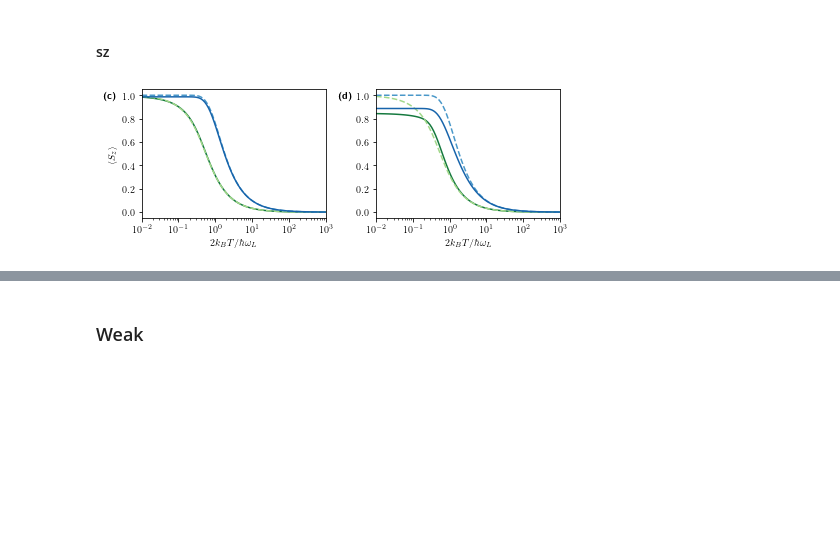
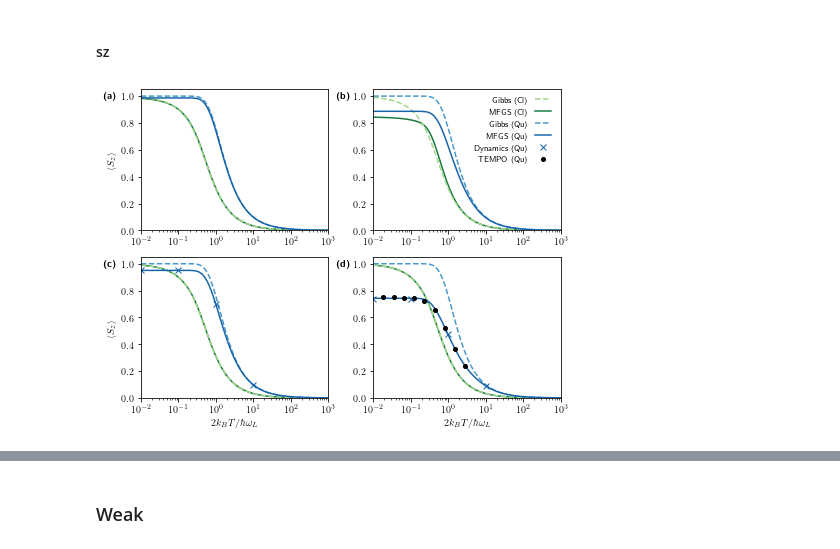
Before and after one commit to quantum-exeter/QuantumSpinDynamics, a Jupyter notebook: plot/plotStatics.ipynb, the cells around one changed output, grey strips where cells are left out. Drawn from its saved outputs; the diff is of its cells as text; code cells hidden in the pictures; blank space fills up the shorter version.

Commit message:
File neatened up, sz vs. T plots for 1D and 3D combined.

```diff
--- a/plot/plotStatics.ipynb
+++ b/plot/plotStatics.ipynb
@@ -13,7 +14,7 @@ matplotlib.rcParams['legend.fontsize'] = 8
 # %% [markdown]
 ### Poster Plots ###
 # %%
-dataG = np.array(pd.read_csv(r'C://Users//crh222//Data//RC//Quantum//Statics//Gibbs.csv'))
+dataG_qu = np.array(pd.read_csv(r'C://Users//crh222//Data//RC//Quantum//Statics//Gibbs.csv'))
 
 data1D_x = np.array(pd.read_csv(r'C://Users//crh222//Data//RC//Quantum//Statics//MFGS_1D_x_prma_100.csv'))
 data1D_z = np.array(pd.read_csv(r'C://Users//crh222//Data//RC//Quantum//Statics//MFGS_1D_z_prma_100.csv'))
@@ -185,52 +143,91 @@ plt.savefig("C://Users//crh222//Dropbox//PhD//1. RC Mapping//Graphs//Paper//sx_T
 # %% [markdown]
 #### sz ####
 # %%
-fig, ax = plt.subplots(1, 2, figsize=(6.7, 2.5))  #size in inches
+fig, ax = plt.subplots(2, 2, figsize=(6.7, 5))  #size in inches
 
 bcmap = plt.get_cmap('Blues')
 ocmap = plt.get_cmap('YlGn')
 
-ax[0].set_ylabel("$\langle S_z \\rangle$")
+ax[1, 0].set_xlabel("$2k_B T/\hbar\omega_L$")
+ax[1, 1].set_xlabel("$2k_B T/\hbar\omega_L$")
+ax[0, 0].set_ylabel("$\langle S_z \\rangle$")
+ax[1, 0].set_ylabel("$\langle S_z \\rangle$")
 
-for n in [0, 1]:
-    ax[n].set_xlabel("$2k_B T/\hbar\omega_L$")
-    ax[n].set_xlim(1.0e-2, 1.0e3)
+for i in [0, 1]:
+    for j in [0, 1]:
+        ax[i, j].set_xlim(1.0e-2, 1.0e3)
+        ax[i, j].set_ylim(0.0, 1.05)
 
-##### Data ######
+##### Data 1D ######
+
+#### prmb ####
+
+## Classical ##
+ax[0, 0].semilogx(dataG_qu[:,0], ((1/np.tanh(1/dataG_qu[:,0]) - (dataG_qu[:,0]))), color=ocmap(0.4), linestyle='--', label='Gibbs (Cl)', zorder=1) # Gibbs
+ax[0, 0].semilogx(data1D_pi4_prmb_cl[:,0], data1D_pi4_prmb_cl[:,3], color=ocmap(0.8), linestyle='-', label='MFGS (Cl)', zorder=0) # MFGS
+
+## Quantum ##
+ax[0, 0].semilogx(dataG_qu[:,0], dataG_qu[:,3], color=bcmap(0.6), linestyle='--', label='Gibbs (Qu)') # Gibbs
+ax[0, 0].semilogx(data1D_pi4_prmb[:,0], data1D_pi4_prmb[:,3], color=bcmap(0.8), label='MFGS (Qu)') # MFGS
+# ax[0].plot(0.01, 0.95, color=bcmap(0.8), marker='x', linestyle='None', label='Dynamics (Qu)') # Dynamics
+# ax[0].plot(0.1, 0.95, color=bcmap(0.8), marker='x', linestyle='None')
+# ax[0].plot(1, 0.70, color=bcmap(0.8), marker='x', linestyle='None')
+# ax[0].plot(10, 0.10, color=bcmap(0.8), marker='x', linestyle='None')
 
 #### prma ####
 
+## Classical ##
+ax[0, 1].semilogx(dataG_qu[:,0], ((1/np.tanh(1/dataG_qu[:,0]) - (dataG_qu[:,0]))), color=ocmap(0.4), linestyle='--', zorder=1) # Gibbs
+ax[0, 1].semilogx(data1D_pi4_prma_cl[:,0], data1D_pi4_prma_cl[:,3], color=ocmap(0.8), linestyle='-', zorder=0) # MFGS
+
 ## Quantum ##
-ax[1].semilogx(dataG[:,0], dataG[:,3], color=bcmap(0.6), linestyle="--", label="Gibbs (Qu)") # Gibbs
-ax[1].semilogx(data1D_pi4_prma[:,0], data1D_pi4_prma[:,3], color=bcmap(0.8), label="MFGS (Qu)") # MFGS
-# ax[1].plot(0.01, 0.74, color=bcmap(0.8), marker='x', linestyle='None', label="Dynamics (Qu)") # Dynamics
+ax[0, 1].semilogx(dataG_qu[:,0], dataG_qu[:,3], color=bcmap(0.6), linestyle='--') # Gibbs
+ax[0, 1].semilogx(data1D_pi4_prma[:,0], data1D_pi4_prma[:,3], color=bcmap(0.8)) # MFGS
+# ax[1].plot(0.01, 0.74, color=bcmap(0.8), marker='x', linestyle='None', label='Dynamics (Qu)') # Dynamics
 # ax[1].plot(0.1, 0.74, color=bcmap(0.8), marker='x') # Dynamics
 # ax[1].plot(1, 0.48, color=bcmap(0.8), marker='x') # Dynamics
 # ax[1].plot(10, 0.09, color=bcmap(0.8), marker='x') # Dynamics
 
-## Classical ##
-ax[1].semilogx(dataG[:,0], ((1/np.tanh(1/dataG[:,0]) - (dataG[:,0]))), color=ocmap(0.4), linestyle="--", label="Gibbs (Cl)", zorder=1) # Gibbs
-ax[1].semilogx(data1D_pi4_prma_cl[:,0], data1D_pi4_prma_cl[:,3], color=ocmap(0.8), linestyle='-', label="MFGS (Cl)", zorder=0) # MFGS
+##### Data 3D ######
 
-# #### prmb ####
-
-# ## Quantum ##
-ax[0].semilogx(dataG[:,0], dataG[:,3], color=bcmap(0.6), linestyle="--", label="Gibbs (Qu)") # Gibbs
-ax[0].semilogx(data1D_pi4_prmb[:,0], data1D_pi4_prmb[:,3], color=bcmap(0.8), label="MFGS (Qu)") # MFGS
-# ax[0].plot(0.01, 0.95, color=bcmap(0.8), marker='x', linestyle='None', label="Dynamics (Qu)") # Dynamics
-# ax[0].plot(0.1, 0.95, color=bcmap(0.8), marker='x', linestyle='None')
-# ax[0].plot(1, 0.70, color=bcmap(0.8), marker='x', linestyle='None')
-# ax[0].plot(10, 0.10, color=bcmap(0.8), marker='x', linestyle='None')
+#### prmb ####
 
 ## Classical ##
-ax[0].semilogx(dataG[:,0], ((1/np.tanh(1/dataG[:,0]) - (dataG[:,0]))), color=ocmap(0.4), linestyle="--", label="Gibbs (Cl)", zorder=1) # Gibbs
-ax[0].semilogx(data1D_pi4_prmb_cl[:,0], data1D_pi4_prmb_cl[:,3], color=ocmap(0.8), linestyle='-', label="MFGS (Cl)", zorder=0) # MFGS
+ax[1, 0].semilogx(dataG_qu[:,0], ((1/np.tanh(1/dataG_qu[:,0]) - (dataG_qu[:,0]))), color=ocmap(0.4), linestyle="--", zorder=1) # Gibbs
+ax[1, 0].semilogx(data3D_prmb_cl[:,0], data3D_prmb_cl[:,3], color=ocmap(0.8), linestyle='-', zorder=0) # MFGS
 
-ax[0].text(0.9e-3, 0.97, '\\textbf{(c)}')
-ax[1].text(0.9e-3, 0.97, '\\textbf{(d)}')
+## Quantum ##
+ax[1, 0].semilogx(dataG_qu[:,0], dataG_qu[:,3], color=bcmap(0.6), linestyle="--") # Gibbs
+ax[1, 0].semilogx(data3D_prmb[:,0], data3D_prmb[:,3], color=bcmap(0.8)) # MFGS
+ax[1, 0].plot(0.01, 0.95, color=bcmap(0.8), marker='x', linestyle='None', label="Dynamics (Qu)") # Dynamics
+ax[1, 0].plot(0.1, 0.95, color=bcmap(0.8), marker='x', linestyle='None')
+ax[1, 0].plot(1, 0.70, color=bcmap(0.8), marker='x', linestyle='None')
+ax[1, 0].plot(10, 0.10, color=bcmap(0.8), marker='x', linestyle='None')
 
-fig.tight_layout(w_pad=0.8)
+#### prma ####
 
-plt.savefig("C://Users//crh222//Dropbox//PhD//1. 3D Project//Graphs//Paper//sz_T_1D_pi4.pdf", dpi=300)
+## Classical ##
+ax[1, 1].semilogx(dataG_qu[:,0], ((1/np.tanh(1/dataG_qu[:,0]) - (dataG_qu[:,0]))), color=ocmap(0.4), linestyle="--", zorder=1) # Gibbs
+ax[1, 1].semilogx(data3D_prma_cl[:,0], data3D_prma_cl[:,3], color=ocmap(0.8), linestyle='-', zorder=0) # MFGS
+
+## Quantum ##
+ax[1, 1].semilogx(dataG_qu[:,0], dataG_qu[:,3], color=bcmap(0.6), linestyle="--") # Gibbs
+ax[1, 1].semilogx(data3D_prma[:,0], data3D_prma[:,3], color=bcmap(0.8)) # MFGS
+ax[1, 1].plot(0.01, 0.74, color=bcmap(0.8), marker='x', linestyle='None') # Dynamics
+ax[1, 1].plot(0.1, 0.74, color=bcmap(0.8), marker='x') # Dynamics
+ax[1, 1].plot(1, 0.48, color=bcmap(0.8), marker='x') # Dynamics
+ax[1, 1].plot(10, 0.09, color=bcmap(0.8), marker='x') # Dynamics
+ax[1, 1].semilogx(data3D_prma_tempo[:,0], data3D_prma_tempo[:,1], 'ko', markersize=4, linestyle='', label="TEMPO (Qu)") # TEMPO
+
+ax[0, 0].text(0.99e-3, 0.977, '\\textbf{(a)}')
+ax[0, 1].text(0.99e-3, 0.977, '\\textbf{(b)}')
+ax[1, 0].text(0.99e-3, 0.977, '\\textbf{(c)}')
+ax[1, 1].text(0.99e-3, 0.977, '\\textbf{(d)}')
+
+fig.legend(ncol=1, loc=(0.783, 0.76), frameon=False, markerfirst=False)
+fig.tight_layout(w_pad = 0.4)
+
+plt.savefig('/Users/charliehogg/Dropbox/PhD/1. 3D Project/Graphs/Paper/sz_T.pdf', dpi=300) # Export for Mac
+# plt.savefig('C://Users//crh222//Dropbox//PhD//1. 3D Project//Graphs//Paper//sz_T_1D_pi4.pdf', dpi=300) # Export for Windows
 # %% [output]
-[figure, old version]
+[figure, new version]
```
Also changed, not shown: parts of 7 cells of this notebook.
